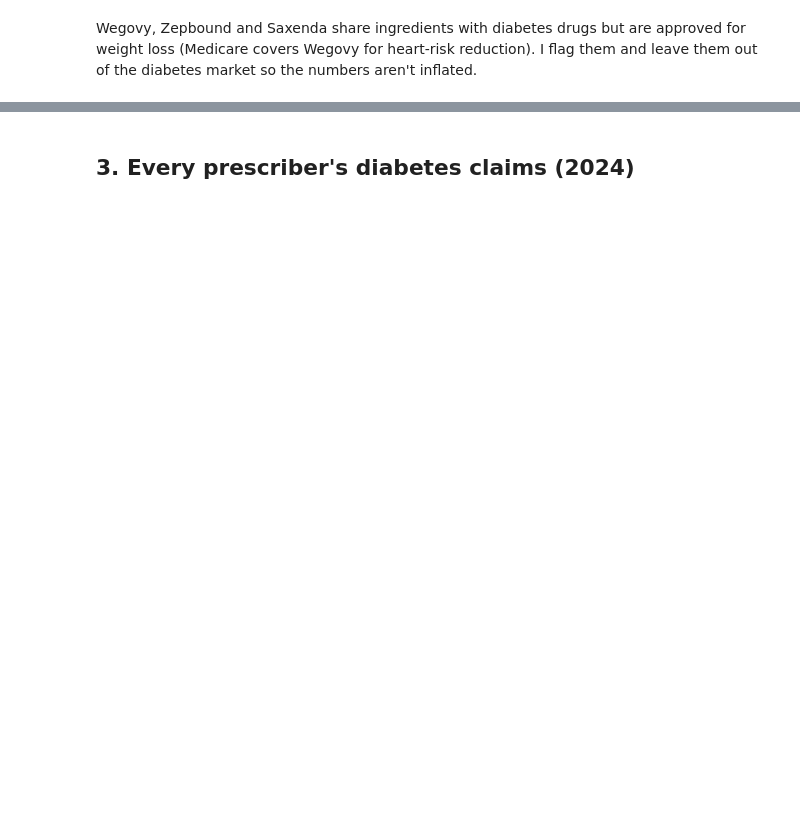
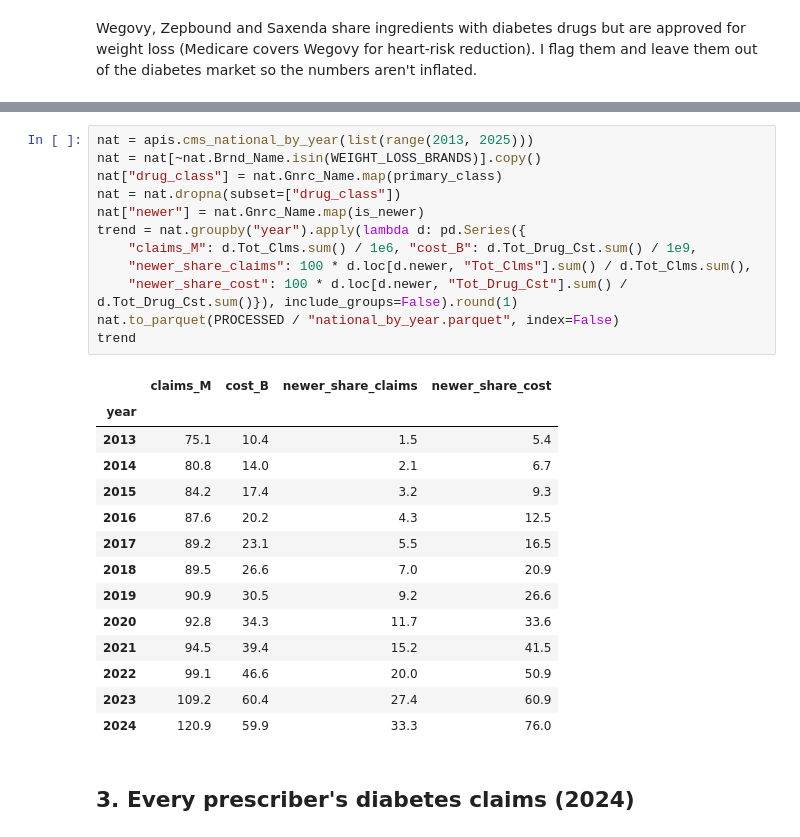
Before and after one commit to Dyuthiv05/personal-project, a Jupyter notebook: notebooks/02_collect_market_data.ipynb, the cells around one changed output, grey strips where cells are left out. Drawn from its saved outputs; the diff is of its cells as text; blank space fills up the shorter version.

```diff
--- a/notebooks/02_collect_market_data.ipynb
+++ b/notebooks/02_collect_market_data.ipynb
@@ -114,3 +99,30 @@ Wegovy, Zepbound and Saxenda share ingredients with diabetes drugs but are appro
+# %%
+nat = apis.cms_national_by_year(list(range(2013, 2025)))
+nat = nat[~nat.Brnd_Name.isin(WEIGHT_LOSS_BRANDS)].copy()
+nat["drug_class"] = nat.Gnrc_Name.map(primary_class)
+nat = nat.dropna(subset=["drug_class"])
+nat["newer"] = nat.Gnrc_Name.map(is_newer)
+trend = nat.groupby("year").apply(lambda d: pd.Series({
+    "claims_M": d.Tot_Clms.sum() / 1e6, "cost_B": d.Tot_Drug_Cst.sum() / 1e9,
+    "newer_share_claims": 100 * d.loc[d.newer, "Tot_Clms"].sum() / d.Tot_Clms.sum(),
+    "newer_share_cost": 100 * d.loc[d.newer, "Tot_Drug_Cst"].sum() / d.Tot_Drug_Cst.sum()}), include_groups=False).round(1)
+nat.to_parquet(PROCESSED / "national_by_year.parquet", index=False)
+trend
+# %% [output]
+|  | claims_M | cost_B | newer_share_claims | newer_share_cost |
+| year |  |  |  |  |
+| 2013 | 75.1 | 10.4 | 1.5 | 5.4 |
+| 2014 | 80.8 | 14.0 | 2.1 | 6.7 |
+| 2015 | 84.2 | 17.4 | 3.2 | 9.3 |
+| 2016 | 87.6 | 20.2 | 4.3 | 12.5 |
+| 2017 | 89.2 | 23.1 | 5.5 | 16.5 |
+| 2018 | 89.5 | 26.6 | 7.0 | 20.9 |
+| 2019 | 90.9 | 30.5 | 9.2 | 26.6 |
+| 2020 | 92.8 | 34.3 | 11.7 | 33.6 |
+| 2021 | 94.5 | 39.4 | 15.2 | 41.5 |
+| 2022 | 99.1 | 46.6 | 20.0 | 50.9 |
+| 2023 | 109.2 | 60.4 | 27.4 | 60.9 |
+| 2024 | 120.9 | 59.9 | 33.3 | 76.0 |
 # %% [markdown]
 ## 3. Every prescriber's diabetes claims (2024)
 # %%
```
Also changed, not shown: parts of 12 cells of this notebook, 20 other files.
